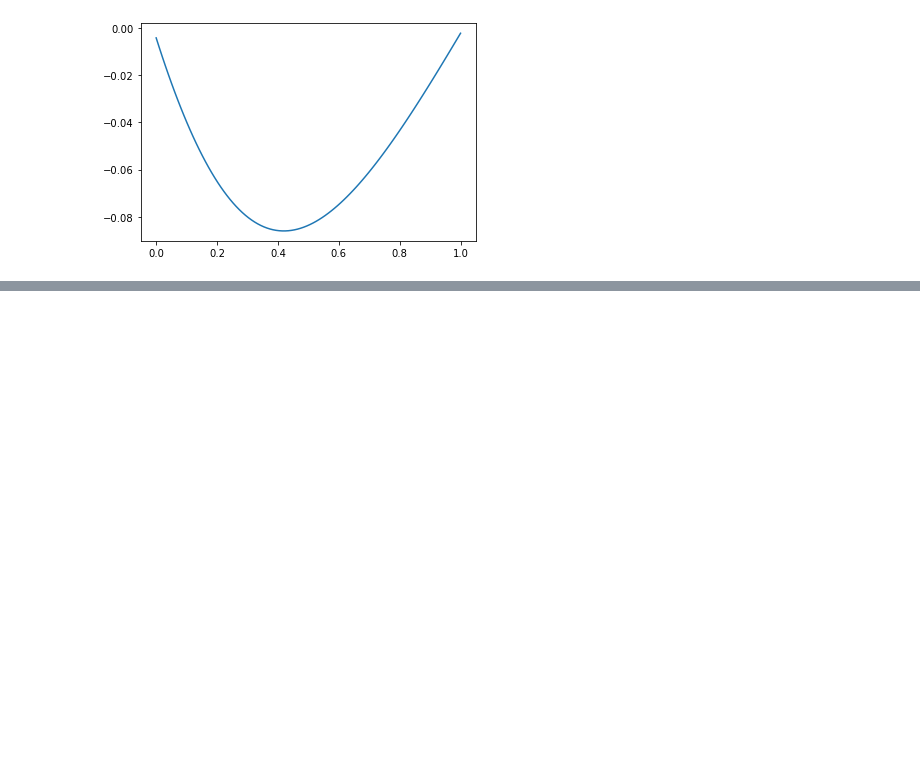
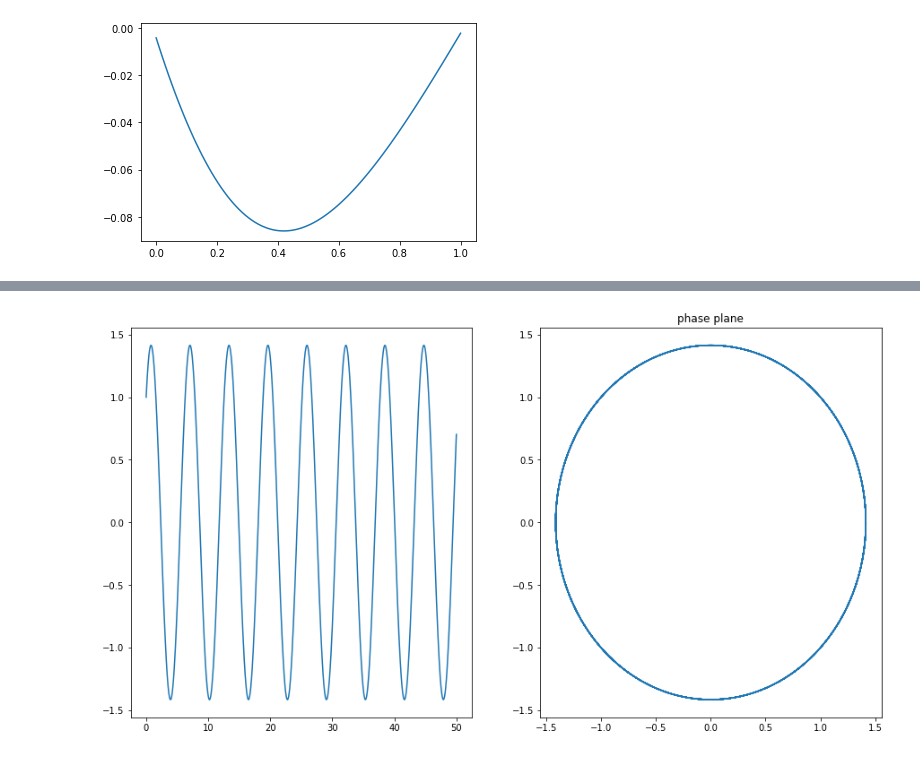
Before and after one commit to moxlos/algorithms, a Jupyter notebook: diff_eqs/gen_linear_sec_ordr_eq.ipynb, the cells around one changed output, grey strips where cells are left out. Cells and saved outputs as stored; diff of their text form; code cells hidden in the pictures; blank space fills up the shorter version.

```diff
--- a/diff_eqs/gen_linear_sec_ordr_eq.ipynb
+++ b/diff_eqs/gen_linear_sec_ordr_eq.ipynb
@@ -87,0 +186,21 @@ plt.show()
+# %%
+def exact_sol(t):
+    return np.sin(t) + np.cos(t)
+
+def exact_sol_der(t):
+    return  - np.sin(t) + np.cos(t)
+
+t = np.linspace(tmin, tmax, 2000)
+y = exact_sol(t)
+dy = exact_sol_der(t)
+fig, (ax1, ax2) = plt.subplots(1, 2, figsize=(15,8))
+ax1.plot(t,y)
+ax1.set_ylabel('y')
+ax1.set_xlabel('t')
+ax2.plot(y,dy)
+ax2.set_title("phase plane")
+ax2.set_ylabel("y'")
+ax2.set_xlabel('y')
+plt.show()
+# %% [output]
+[figure, added]
```
Also changed, not shown: parts of 15 cells of this notebook, 1 other file.
